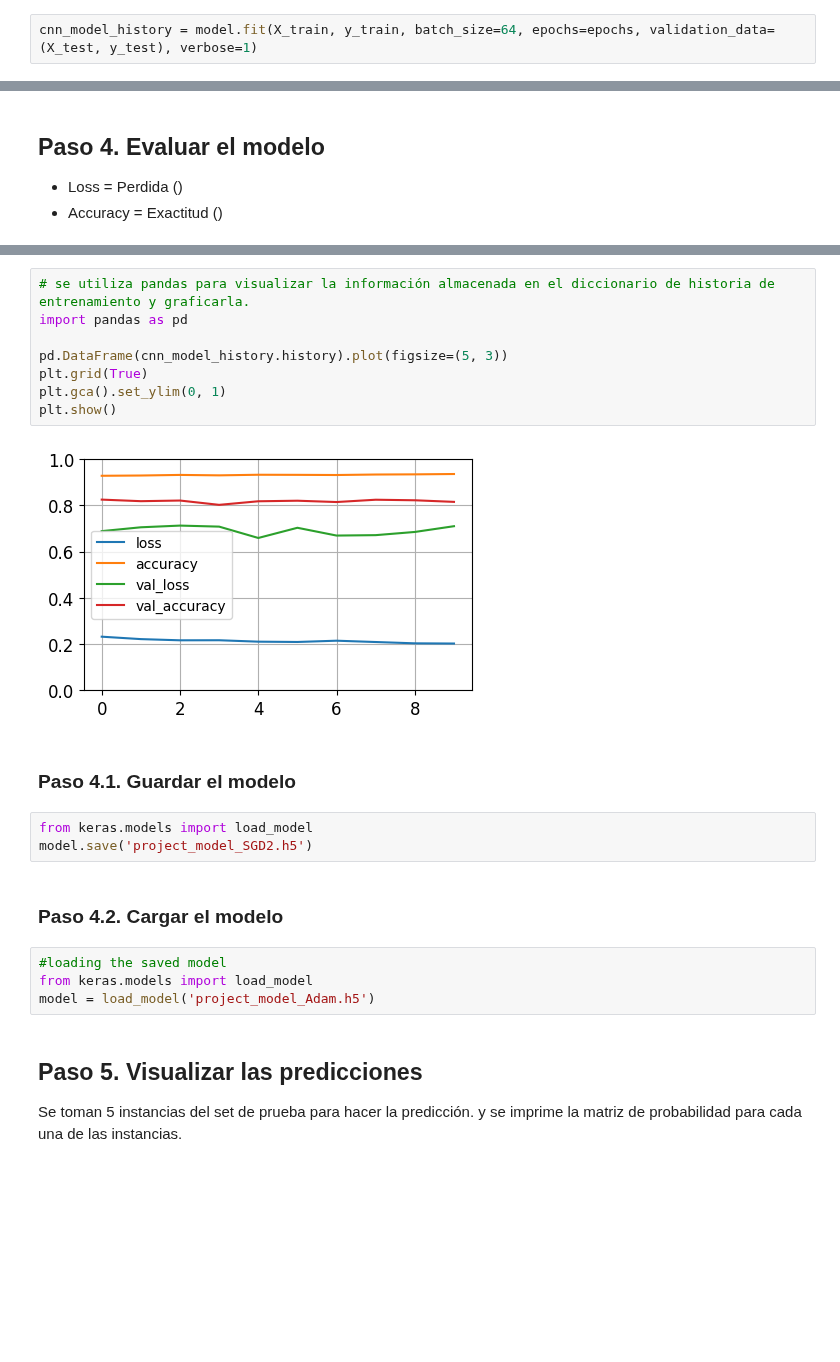
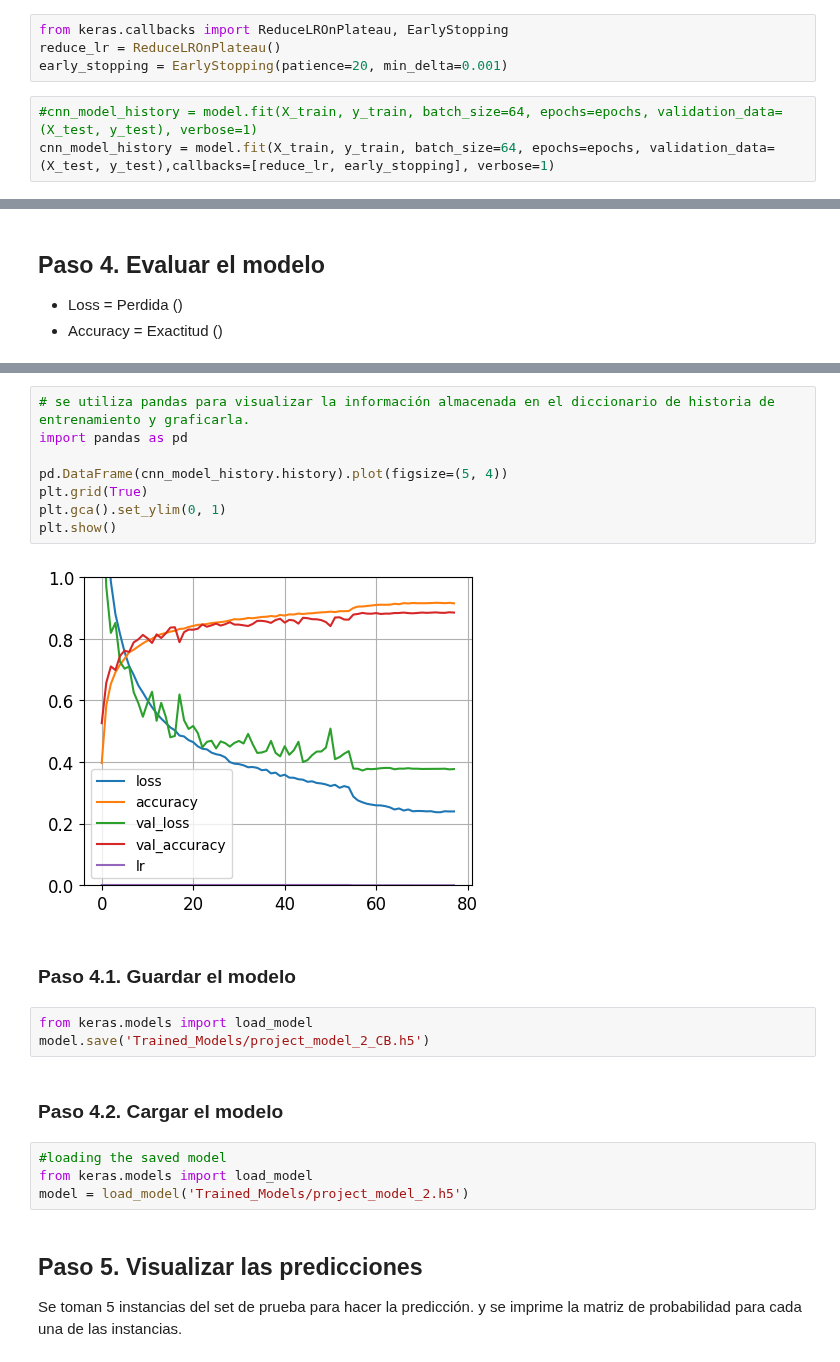
Before and after one commit to DiegoPaezA/IA_Examples, a Jupyter notebook: Redes Neuronales/CNN_CIFAR10.ipynb, the cells around one changed output, grey strips where cells are left out. Drawn from its saved outputs; the diff is of its cells as text; blank space fills up the shorter version.

```diff
--- a/Redes Neuronales/CNN_CIFAR10.ipynb
+++ b/Redes Neuronales/CNN_CIFAR10.ipynb
@@ -156,3 +192,8 @@ model.compile(loss='categorical_crossentropy', optimizer="adam", metrics=['accur
+# %%
+from keras.callbacks import ReduceLROnPlateau, EarlyStopping
+reduce_lr = ReduceLROnPlateau()
+early_stopping = EarlyStopping(patience=20, min_delta=0.001)
 # %%
-cnn_model_history = model.fit(X_train, y_train, batch_size=64, epochs=epochs, validation_data=(X_test, y_test), verbose=1)
+#cnn_model_history = model.fit(X_train, y_train, batch_size=64, epochs=epochs, validation_data=(X_test, y_test), verbose=1)
+cnn_model_history = model.fit(X_train, y_train, batch_size=64, epochs=epochs, validation_data=(X_test, y_test),callbacks=[reduce_lr, early_stopping], verbose=1)
 # %% [output]
@@ -192,24 +230,24 @@ Val accuracy: 81.01 %
 # %%
 # se utiliza pandas para visualizar la información almacenada en el diccionario de historia de entrenamiento y graficarla.
 import pandas as pd
 
-pd.DataFrame(cnn_model_history.history).plot(figsize=(5, 3))
+pd.DataFrame(cnn_model_history.history).plot(figsize=(5, 4))
 plt.grid(True)
 plt.gca().set_ylim(0, 1)
 plt.show()
 # %% [output]
-[figure, old version]
+[figure, new version]
 # %% [markdown]
 ### **Paso 4.1.** Guardar el modelo
 # %%
 from keras.models import load_model
-model.save('project_model_SGD2.h5')
+model.save('Trained_Models/project_model_2_CB.h5')
 # %% [markdown]
 ### **Paso 4.2.** Cargar el modelo
 # %%
 #loading the saved model
 from keras.models import load_model
-model = load_model('project_model_Adam.h5')
+model = load_model('Trained_Models/project_model_2.h5')
 # %% [markdown]
 ## **Paso 5.** Visualizar las predicciones
 Se toman 5 instancias del set de prueba para hacer la predicción. y se imprime la matriz de probabilidad para cada una de las instancias.
```
Also changed, not shown: parts of 12 cells of this notebook.
